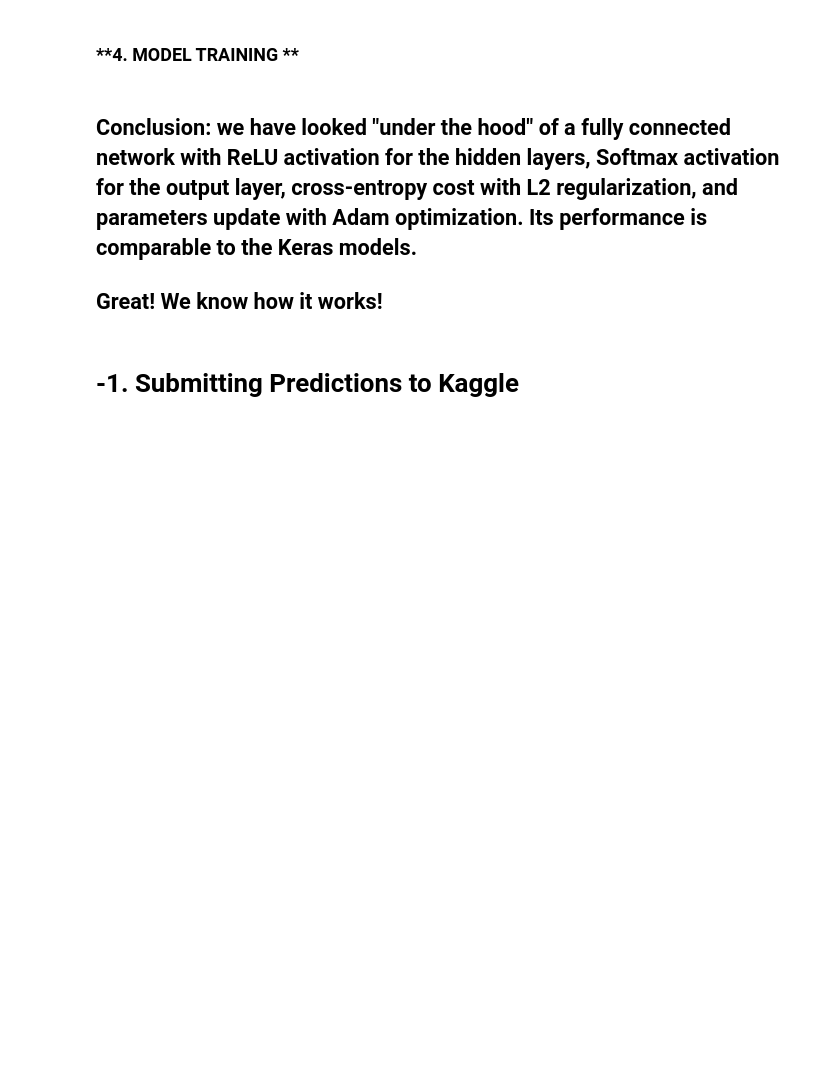
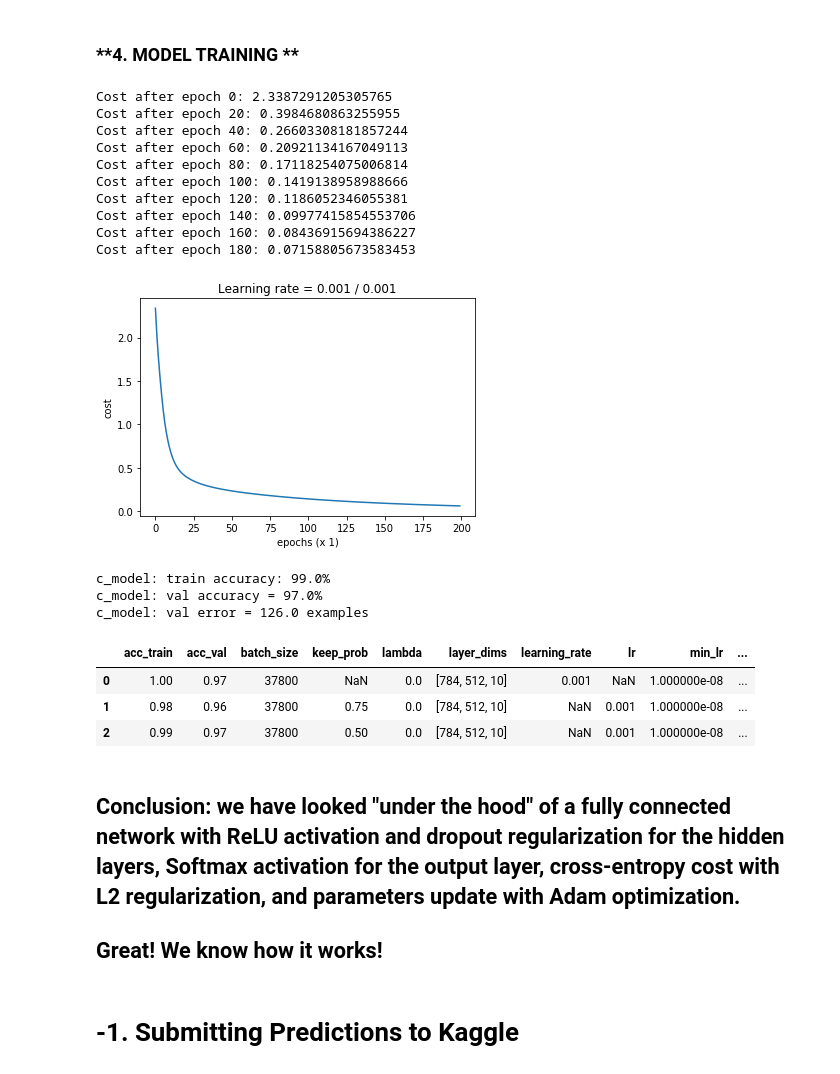
Before and after one commit to szaitseff/Kaggle, a Jupyter notebook: UnderTheHood_DenseNet_MNIST.ipynb, the cells around one changed output. Drawn from its saved outputs; the diff is of its cells as text; code cells hidden in the pictures; blank space fills up the shorter version.

Commit message:
added dropout to UTH_DN_MNIST

```diff
--- a/UnderTheHood_DenseNet_MNIST.ipynb
+++ b/UnderTheHood_DenseNet_MNIST.ipynb
@@ -91,11 +138,12 @@ k_model = Sequential()
 # the first hidden layer must have input dimensions:
 k_model.add(Flatten(input_shape=[28,28,1]))
 k_model.add(Dense(layer_dims[1], activation='relu',
-                  kernel_regularizer=l2(1e-3)))
+                  kernel_regularizer=l2(0)))
+k_model.add(Dropout(0.25))
 # additional hidden layers are optional
 # output layer w/softmax activation:
 k_model.add(Dense(n_y, activation='softmax',
-                  kernel_regularizer=l2(1e-3)))
+                  kernel_regularizer=l2(0)))
 
 # Compile the model w/Adam optimizer:
 k_model.compile(optimizer=Adam(lr=1e-2),
@@ -135,25 +191,25 @@ X_train.shape, Y_train.shape, X_val.shape, Y_val.shape, X_test.shape
 # %%
-# Define a function to create random mini-batches for sgd:
+# Define a function to create random mini-batches for the gradient descent:
 def random_mini_batches(X, Y, batch_size):
     """
     This funcion creates a list of random minibatches from (X, Y)
     Arguments:
         X -- input data, of shape (input size, number of examples)
         Y -- "true" labels vector, of shape (output size, number of examples)
-        batch_size -- size of the mini-batches, integer
+        batch_size -- size of mini-batches, integer
     Returns:
         mini_batches -- list of synchronous (mini_batch_X, mini_batch_Y)
     """
-    m_train = X.shape[1]        # number of training examples
-    mini_batches = []
+    m = X.shape[1]              # number of examples
+    mini_batches = []           # initialize a list to contain all minibatches
 
-    # Step 1: Shuffle (X, Y)
-    permutation = list(np.random.permutation(m_train))
+    # Shuffle (X, Y)
+    permutation = list(np.random.permutation(m))
     shuffled_X = X[:, permutation]
     shuffled_Y = Y[:, permutation]
 
-    # Step 2: Partition (shuffled_X, shuffled_Y). Minus the end case.
-    num_complete_minibatches = m_train // batch_size # number of mini batches of size batch_size
+    # Partition (shuffled_X, shuffled_Y). Minus the end case.
+    num_complete_minibatches = m // batch_size # number of minibatches of size batch_size
     for k in range(0, num_complete_minibatches):
         mini_batch_X = shuffled_X[:, k*batch_size:(k+1)*batch_size]
         mini_batch_Y = shuffled_Y[:, k*batch_size:(k+1)*batch_size]
@@ -501,48 +578,69 @@ records_list = []
 c_model = Custom_model(layer_dims)
 
 # Set hyperparameters that we want to tune for the custom model:
-lr              = 1e-2       # the learning rate for the gradient descent
-min_lr          = 1e-8       # the lower threshold of the learning rate decay
-optimizer       = 'adam'
-batch_size      = m_train
-num_epochs      = 200
-lambd           = 1e-1       # lambda - regularization hyperparameter, scalar
+lr          = 1e-3    # the learning rate for the gradient descent
+min_lr      = 1e-8    # the lower threshold of the learning rate decay
+optimizer   = 'adam'
+batch_size  = m_train
+num_epochs  = 300
+lambd       = 0       # lambda - regularization hyperparameter, scalar
+keep_prob   = 0.5    # keep_prob - probability of keeping a neuron active during dropout
 
 # Train the model at various hyperparameters settings:
 c_model.fit(X_train, Y_train, batch_size=batch_size, num_epochs=num_epochs,
             lr=lr, min_lr=min_lr, lambd=lambd, optimizer=optimizer,
             print_cost=True)
 
 # Evaluation on the train data:
 predict_train = c_model.predict(X_train)
 correct_train = np.argmax(predict_train, axis=0) == np.argmax(Y_train, axis=0)
 c_train_acc = round(np.sum(correct_train)/m_train, 2)
 
 # Evaluation on the validation data:
 predict_val = c_model.predict(X_val)
 correct_val = np.argmax(predict_val, axis=0) == np.argmax(Y_val, axis=0)
 c_val_acc = round(np.sum(correct_val)/m_val, 2)
 
 print(f"c_model: train accuracy: {c_train_acc * 100}%")
 print(f"c_model: val accuracy = {c_val_acc * 100}%")
 print(f'c_model: val error = {round((1 - c_val_acc) * m_val)} examples')
 
 # Update the journal of hyperparameters tuning records
 record = {'layer_dims'   : c_model.get_layer_dims(),
           'acc_train'    : c_train_acc,
           'acc_val'      : c_val_acc,
           'val_error'    : round((1 - c_val_acc) * m_val),
           'batch_size'   : batch_size,
           'num_epochs'   : num_epochs,
-          'learning_rate': lr,
+          'lr'           : lr,
           'min_lr'       : min_lr,
-          'lambda'       : lambd}
+          'lambda'       : lambd,
+          'keep_prob'    : keep_prob}
 
 records_list.append(record)
 journal = pd.DataFrame(records_list)   # saves records when repeatedly running the current cell
 journal
+# %% [output]
+Cost after epoch 0: 2.3387291205305765
+Cost after epoch 20: 0.3984680863255955
+Cost after epoch 40: 0.26603308181857244
+Cost after epoch 60: 0.20921134167049113
+Cost after epoch 80: 0.17118254075006814
+Cost after epoch 100: 0.1419138958988666
+Cost after epoch 120: 0.1186052346055381
+Cost after epoch 140: 0.09977415854553706
+Cost after epoch 160: 0.08436915694386227
+Cost after epoch 180: 0.07158805673583453
+[figure, added]
+c_model: train accuracy: 99.0%
+c_model: val accuracy = 97.0%
+c_model: val error = 126.0 examples
+|  | acc_train | acc_val | batch_size | keep_prob | lambda | layer_dims | learning_rate | lr | min_lr | ... |
+| 0 | 1.00 | 0.97 | 37800 | NaN | 0.0 | [784, 512, 10] | 0.001 | NaN | 1.000000e-08 | ... |
+| 1 | 0.98 | 0.96 | 37800 | 0.75 | 0.0 | [784, 512, 10] | NaN | 0.001 | 1.000000e-08 | ... |
+| 2 | 0.99 | 0.97 | 37800 | 0.50 | 0.0 | [784, 512, 10] | NaN | 0.001 | 1.000000e-08 | ... |
 # %% [markdown]
-## Conclusion: we have looked "under the hood" of a fully connected network with ReLU activation for the hidden layers, Softmax activation for the output layer, cross-entropy cost with L2 regularization, and parameters update with Adam optimization. Its performance is comparable to the Keras models.
+## Conclusion: we have looked "under the hood" of a fully connected network with ReLU activation and dropout regularization for the hidden layers, Softmax activation for the output layer, cross-entropy cost with L2 regularization, and parameters update with Adam optimization.
 
 ## Great! We know how it works!
 # %% [markdown]
```
Also changed, not shown: parts of 14 cells of this notebook.
